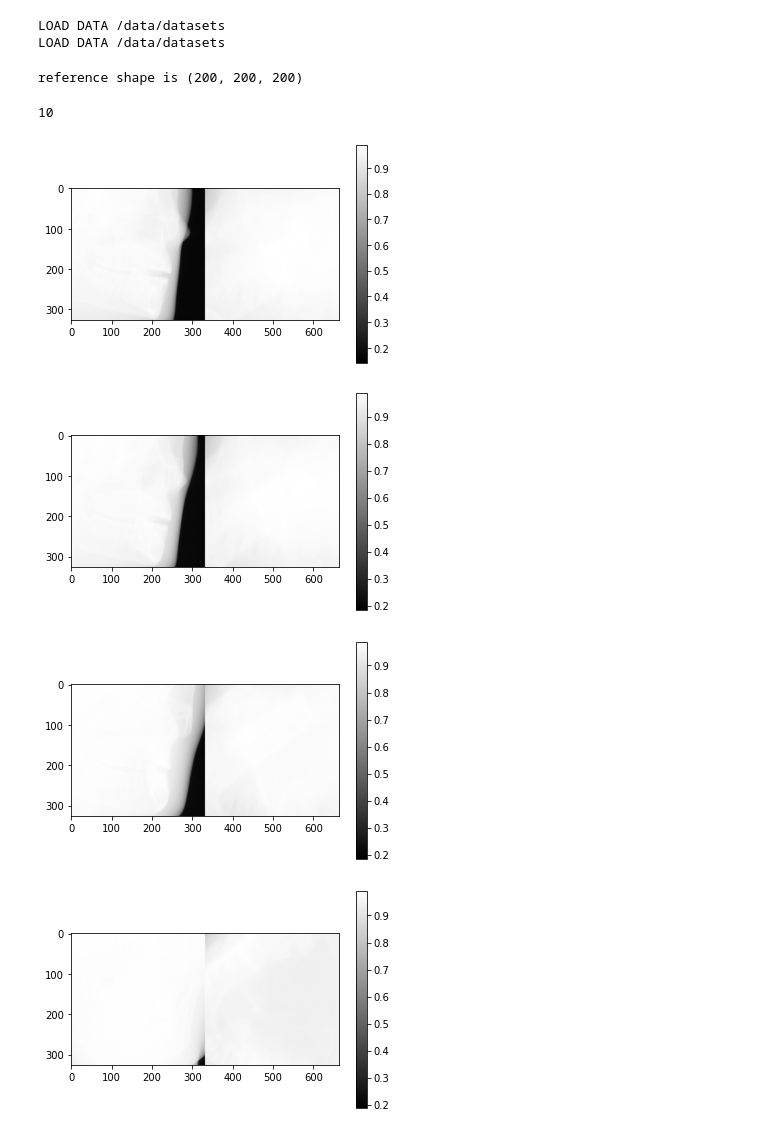
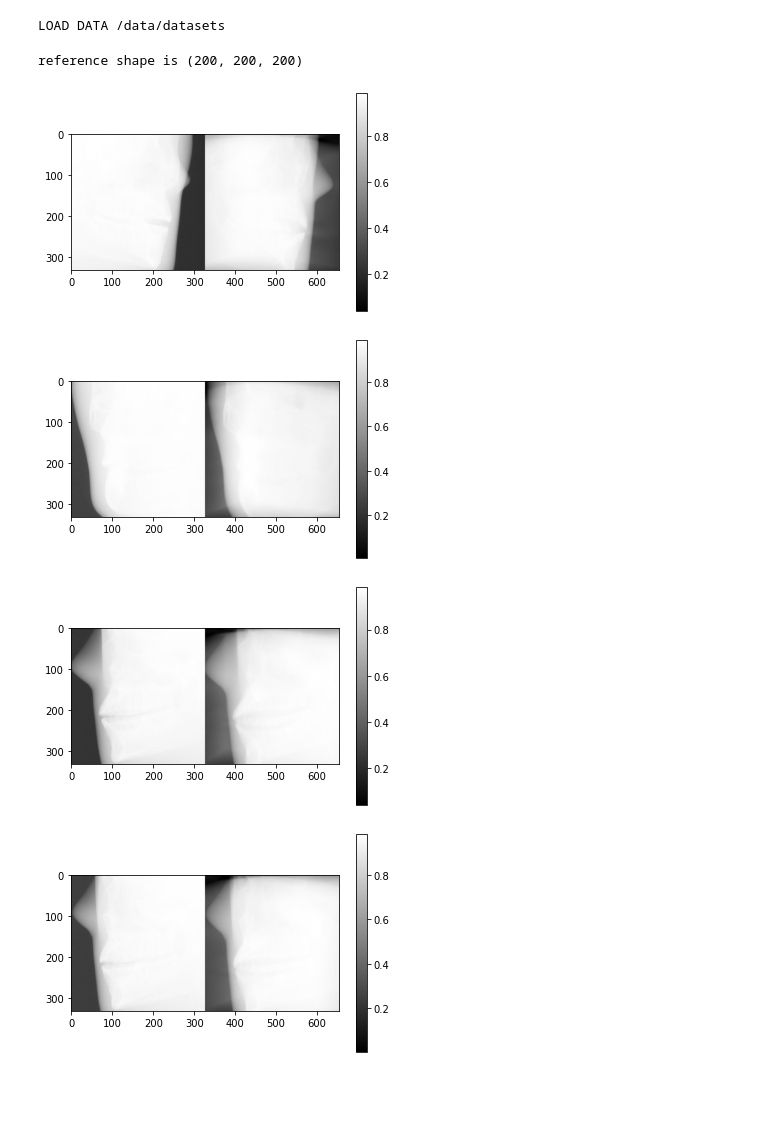
Before and after one commit to modestyachts/multi-energy-ct, a Jupyter notebook: testingRays.ipynb, the cells around one changed output. Drawn from its saved outputs; the diff is of its cells as text; code cells hidden in the pictures; blank space fills up the shorter version.

Commit message:
working demo of projections for jerry, ish

```diff
--- a/testingRays.ipynb
+++ b/testingRays.ipynb
@@ -77,10 +32,11 @@ def render_rays(grid, rays, resolution, keys, radius=1.3, harmonic_degree=0, jit
 # %%
-def get_ct_jerry(root, stage, max_projections):
+def get_ct_jerry(root, stage, max_projections, focal):
     all_c2w = []
     all_gt = []
 
     print('LOAD DATA', root)
 
+    # Would be good to test this for Jerry and Spike
     projection_matrices = np.genfromtxt(os.path.join('/data/datasets/jerry-cbct/', 'proj_mat.csv'), delimiter=',')  # [719, 12]
     for i in range(len(projection_matrices)-1):
         index = "{:04d}".format(i)
@@ -88,24 +44,22 @@ def get_ct_jerry(root, stage, max_projections):
         im_gt = 1 - im_gt
 
         w2c = np.reshape(projection_matrices[i], (3,4))
-        w2c[:,-1] = (w2c[:,-1] - [400, 220, 200])
+        w2c[:,-1] = (w2c[:,-1] - [400, 220, 200]) # This is where we are currently applying a "magic" xyz offset
         # invert world -> camera to get camera -> world
         c2w = np.linalg.inv(np.concatenate([w2c, [[0,0,0,1]]], axis=0))
 
         all_c2w.append(c2w)
-        all_gt.append(im_gt) # This one is needed for source projections
-
-    focal = 300
+        all_gt.append(im_gt)
 
     all_gt = np.asarray(all_gt)
     all_c2w = np.asarray(all_c2w)
 
     mask = np.zeros(len(all_c2w))
-    idx = np.random.choice(len(all_c2w), max_projections, replace = False) # was 500 idx
+    idx = np.random.choice(len(all_c2w), max_projections, replace = False) # Just look at a subset of projections, to save time/memory for debuggin
     mask[idx] = 1
     mask = mask.astype(bool)
 
-    # train and test can be commented out ot get the full 360 ground truth projections
+    # train and test can be commented out to get the full 360 ground truth projections
     if stage == 'train':
         all_gt = all_gt[mask]
         all_c2w = all_c2w[mask]
@@ -117,17 +71,15 @@ def get_ct_jerry(root, stage, max_projections):
 # %%
 root = '/data/datasets'
 max_projections = 10
+focal = 150
 
-focal, train_c2w, train_gt = get_ct_jerry(root, "train", max_projections)
-test_focal, test_c2w, test_gt = get_ct_jerry(root, "test", max_projections)
+# Load (a subset of) the reference projections
+focal, train_c2w, train_gt = get_ct_jerry(root, "train", max_projections, focal)
 
-assert focal == test_focal
 H, W = train_gt[0].shape[:2]
 n_train_imgs = len(train_c2w)
-n_test_imgs = len(test_c2w)
 # %% [output]
 LOAD DATA /data/datasets
-LOAD DATA /data/datasets
 # %%
 # Load the reference volume, downsampled to save memory and time for debugging
 reference = []
@@ -139,6 +91,9 @@ for number in range(200):
     reference.append(np.asarray(img) / 255.0)
 reference = np.asarray(reference)
 print(f'reference shape is {reference.shape}')
+
+# The reference volume has axes ordered differently than what our code expects
+reference = np.transpose(reference, axes=[2,1,0]) # z, y, x
 # %% [output]
 reference shape is (200, 200, 200)
 # %%
@@ -297,39 +296,39 @@ def volumetric_rendering(rgb, sigma, z_vals, dirs, white_bkgd=False):
 
   return comp_rgb, disp, acc, weights
 # %%
+radius = 5
+# Parameters below should not be changed
+# Resolution here must match the resolution of the reference volume (which we downsampled to 200x200x200)
 data_dict = ([reference])
 resolution = 200
 key = None
-radius = 5
 harmonic_degree = -1
 jitter = 0
 uniform = 0.5
 interpolation = 'trilinear'
 nv = False
-print(len(train_c2w))
+
+# Compare reference projections vs plenoxel projections of the reference volume
 for j, (c2w, gt) in tqdm(enumerate(zip(train_c2w, train_gt)), total=len(train_c2w)):
     (rays_o, rays_d) = get_rays(H, W, focal, c2w)
     # Downsample the rays and the gt image, to save memory
     rays_o = rays_o[::2, ::2, :]
     rays_d = rays_d[::2, ::2, :]
     rayshape = rays_o.shape
     gt = Image.fromarray((np.squeeze(np.asarray(gt)*255)).astype(np.uint8))
-    gt = gt.resize(rayshape[0:2])
+    gt = gt.resize((rayshape[1], rayshape[0]))
     gt = np.asarray(gt) / 255.0
     # Render the image
     rays_o = jnp.reshape(rays_o, (-1,3))
     rays_d = jnp.reshape(rays_d, (-1,3))
-    gt = jnp.concatenate((gt[...,jnp.newaxis], gt[...,jnp.newaxis], gt[...,jnp.newaxis]), axis=-1)
     rgb, disp, acc, weights, voxel_ids = render_rays(data_dict, (rays_o, rays_d), resolution, key, radius, harmonic_degree, jitter, uniform, interpolation, nv)
-    vis = jnp.concatenate((gt[:,:,0], jnp.reshape(rgb, rayshape[0:2]).T), axis = 1)
+    vis = jnp.concatenate((gt, jnp.reshape(rgb, rayshape[0:2])[::-1,:]), axis = 1)  # For some reason our projection comes out upside down, so I flip it
     plt.figure()
     plt.imshow(vis, cmap='gray')
     plt.colorbar()
     del rays_o, rays_d, gt, rgb, disp, acc, weights, voxel_ids, vis
-    # imageio.imwrite(f"/data/fabrizio/multi-energy-ct/here/{j:04}_0001.png", (gt*255).astype(np.uint8))
 # %% [output]
-10
-[figure, old version]
+[figure, new version]
-[figure, old version]
+[figure, new version]
-[figure, old version]
+[figure, new version]
-[figure, old version]
+[figure, new version]
```
Also changed, not shown: parts of 4 cells of this notebook.
